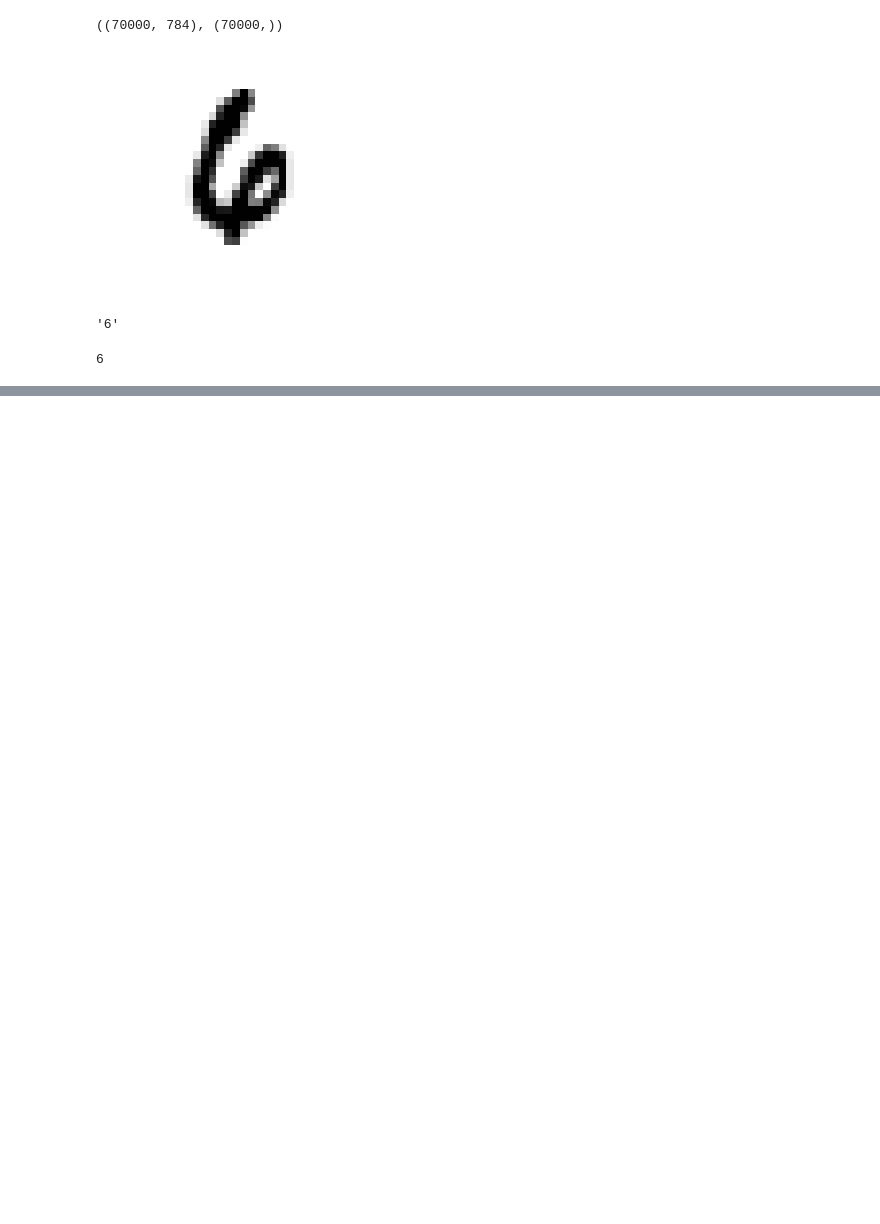
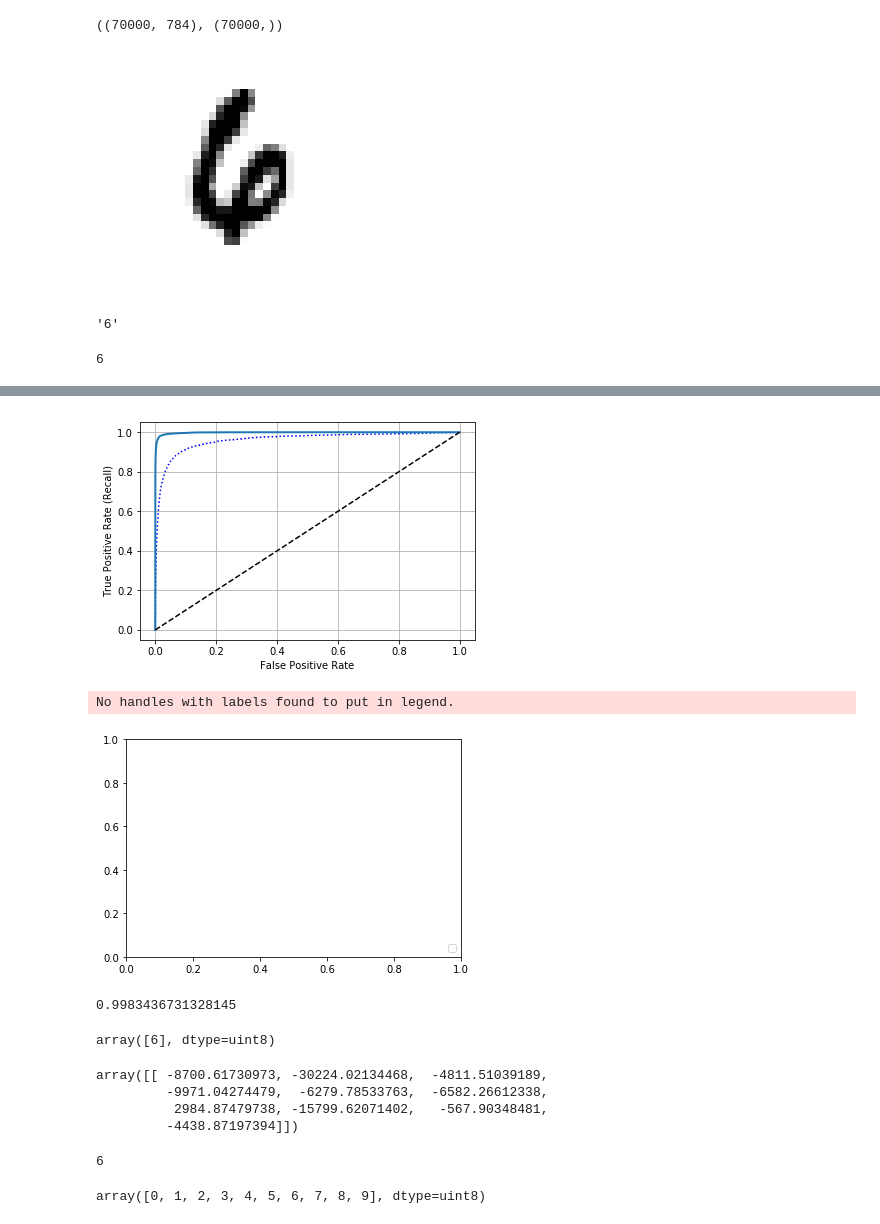
Before and after one commit to Kgs-Mathaba/Hands-on-machine-learning, a Jupyter notebook: ch3_Classification.ipynb, the cells around one changed output, grey strips where cells are left out. Saved outputs shown, nothing was run; the diff lists cells and outputs as text; code cells hidden in the pictures; blank space fills up the shorter version.

```diff
--- a/ch3_Classification.ipynb
+++ b/ch3_Classification.ipynb
@@ -38,0 +225,34 @@ X_train, X_test, y_train, y_test = X[:60000], X[60000:], y[:60000], y[60000:]
+# %%
+plt.plot(fpr,  tpr, "b:", label="SGD")
+plot_roc_curve(fpr_forest, tpr_forest, "Random Forest")
+plt.legend(loc="lower right")
+plt.show()
+# %% [output]
+[figure, added]
+No handles with labels found to put in legend.
+[figure, added]
+# %%
+roc_auc_score(y_train_5, y_scores_forest)
+# %% [output]
+0.9983436731328145
+# %%
+sgd_clf.fit(X_train, y_train)
+sgd_clf.predict([some_digit])
+# %% [output]
+array([6], dtype=uint8)
+# %%
+some_digits_scores = sgd_clf.decision_function([some_digit])
+some_digits_scores
+# %% [output]
+array([[ -8700.61730973, -30224.02134468,  -4811.51039189,
+         -9971.04274479,  -6279.78533763,  -6582.26612338,
+          2984.87479738, -15799.62071402,   -567.90348481,
+         -4438.87197394]])
+# %%
+np.argmax(some_digits_scores)
+# %% [output]
+6
+# %%
+sgd_clf.classes_
+# %% [output]
+array([0, 1, 2, 3, 4, 5, 6, 7, 8, 9], dtype=uint8)
```
Also changed, not shown: parts of 59 cells of this notebook.
